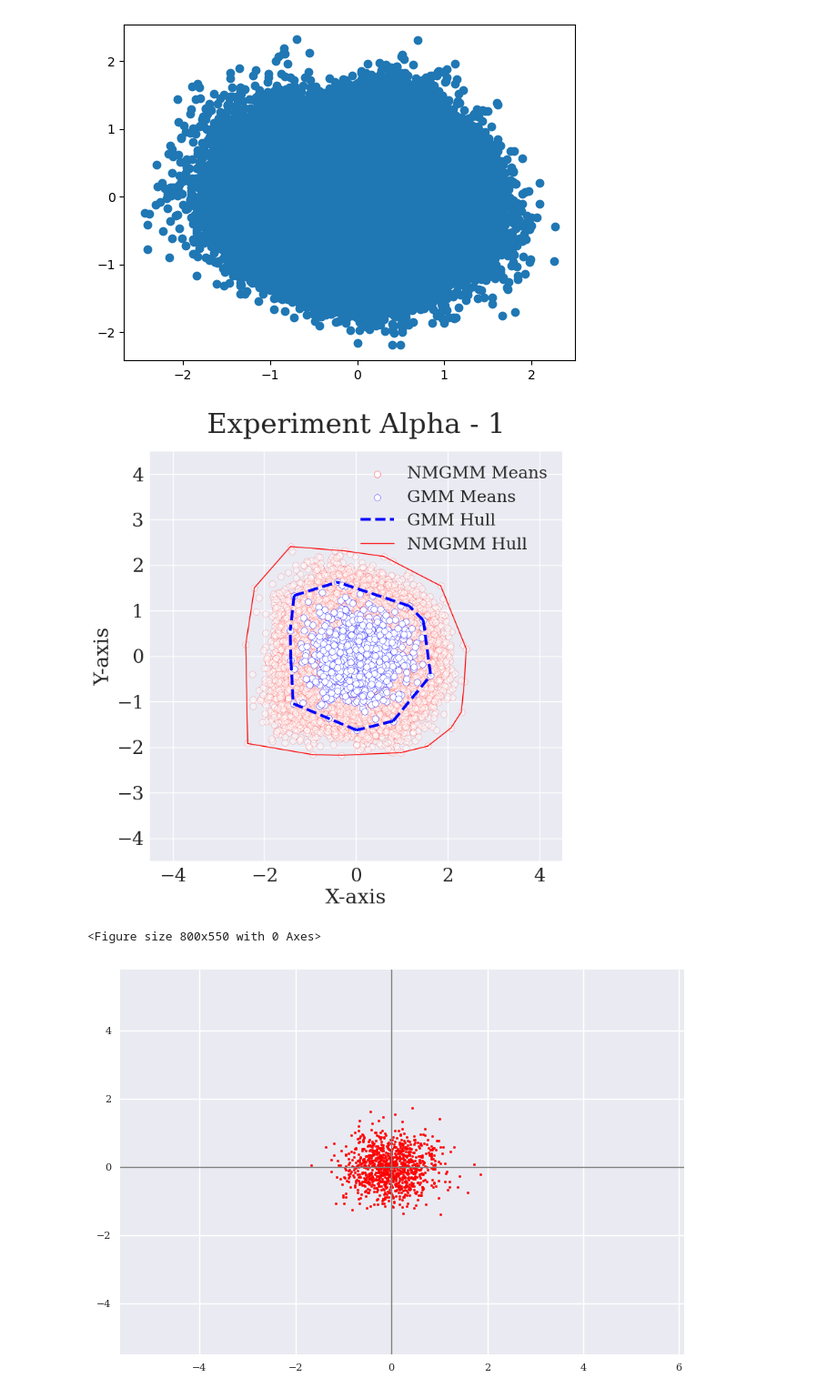
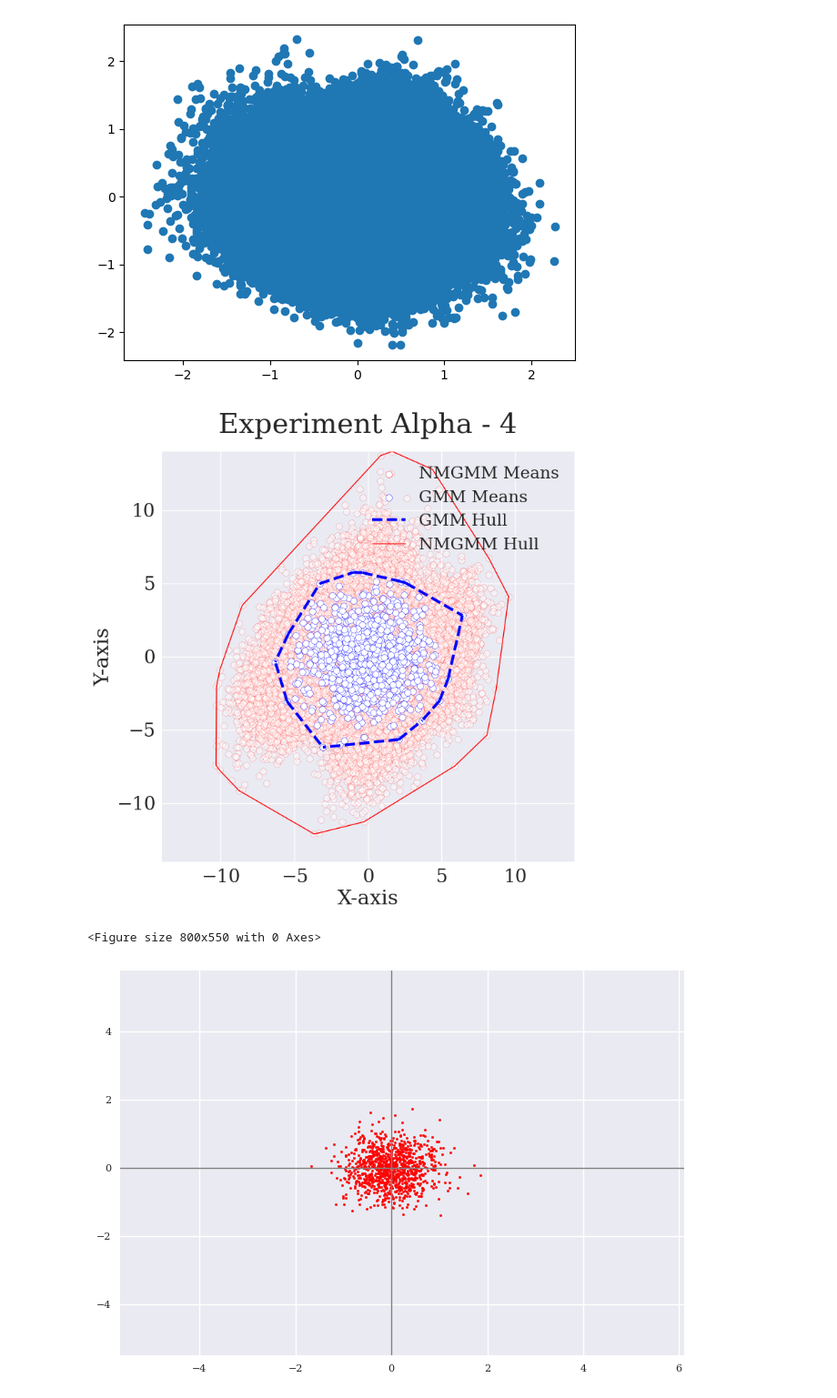
Before and after one commit to PatrickTourniaire/Negative-Gaussian-Mixture-Model, a Jupyter notebook: research/notebooks/initialisation.ipynb, the cells around one changed output. Shown at 91% size. Saved outputs shown, nothing was run; the diff lists cells and outputs as text; code cells hidden in the pictures.

```diff
--- a/research/notebooks/initialisation.ipynb
+++ b/research/notebooks/initialisation.ipynb
@@ -33,13 +33,13 @@ tensor([[ 4.8302,  1.7729],
 C = 1000
 D = 2
 
-means = torch.zeros(C, D, dtype=torch.float64).normal_(0, 0.5)
+means = torch.zeros(C, D, dtype=torch.float64).normal_(0, 2)
 
 mu0 = means[0]
 mu1 = means[1]
 # %%
-L = torch.normal(2, 0.5, size=(C, 1, 1)) * torch.eye(D, D).view(1, D, D)
-#L = torch.normal(2, 0.5, size=(C, 2, 2))
+#L = torch.normal(2, 0.5, size=(C, 1, 1)) * torch.eye(D, D).view(1, D, D)
+L = torch.normal(2, 0.5, size=(C, 2, 2))
 sigmas = (L).type(torch.float64).contiguous()
 print(sigmas[0])
 print(torch.tril(sigmas[0]))
@@ -117,15 +117,15 @@ hull2 = ConvexHull(np.array(recomputed_params['means']))
 
 fig, ax = plt.subplots(figsize=(8,8))
 
-ax.set_title(r'Experiment Alpha - 1', fontsize=30, pad=20)
+ax.set_title(r'Experiment Alpha - 4', fontsize=30, pad=20)
 ax.set_xlabel(r'X-axis')
 ax.set_ylabel(r'Y-axis')
 
-#ax.set_xlim(-14, 14)
-#ax.set_ylim(-14, 14)
+ax.set_xlim(-14, 14)
+ax.set_ylim(-14, 14)
 
-ax.set_xlim(-4.5, 4.5)
-ax.set_ylim(-4.5, 4.5)
+#ax.set_xlim(-4.5, 4.5)
+#ax.set_ylim(-4.5, 4.5)
 
 nmgmm_points = ax.scatter(
                 np.array(recomputed_params['means'])[:,0],
@@ -143,35 +143,35 @@ gmm_points = ax.scatter(
                 label='GMM Means')
 
 for simplex in hull1.simplices:
     gmm_hull = ax.plot(
         means[simplex, 0],
         means[simplex, 1],
         'b--',
         linewidth=3,
         label='GMM Hull'
     )
 
 for simplex in hull2.simplices:
     nmgmm_hull = ax.plot(
         np.array(recomputed_params['means'])[simplex, 0],
         np.array(recomputed_params['means'])[simplex, 1],
         'r-',
         linewidth=1,
         label='NMGMM Hull'
     )
 
 handles, labels = ax.get_legend_handles_labels()
 by_label = dict(zip(labels, handles))
 legend = plt.legend(by_label.values(), by_label.keys(), loc=1)
 
 for lh in legend.legendHandles:
     lh.set_alpha(1)
 
 plt.show()
 plt.draw()
-fig.savefig('convexhull_mean_translations_alpha1.png', format='png', dpi=1200)
+fig.savefig('convexhull_mean_translations_alpha4.png', format='png', bbox_inches='tight')
 # %% [output]
-[figure, old version]
+[figure, new version]
 <Figure size 800x550 with 0 Axes>
 # %%
 import matplotlib.transforms as transforms
```
Also changed, not shown: parts of 4 cells of this notebook, 5 other files.
